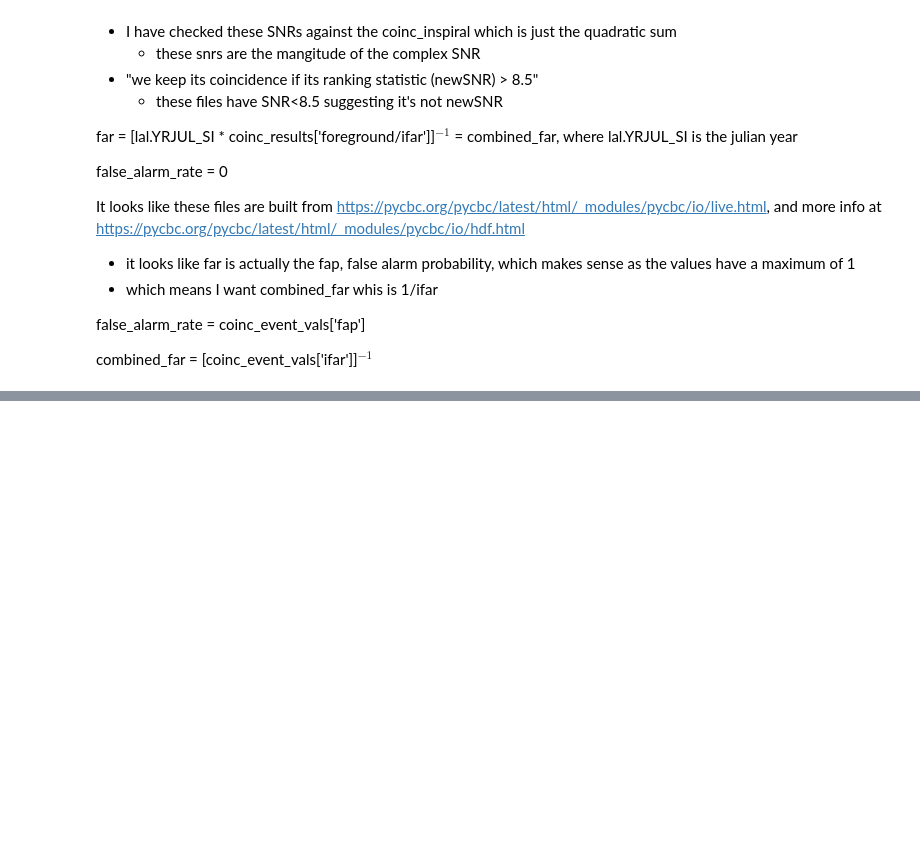
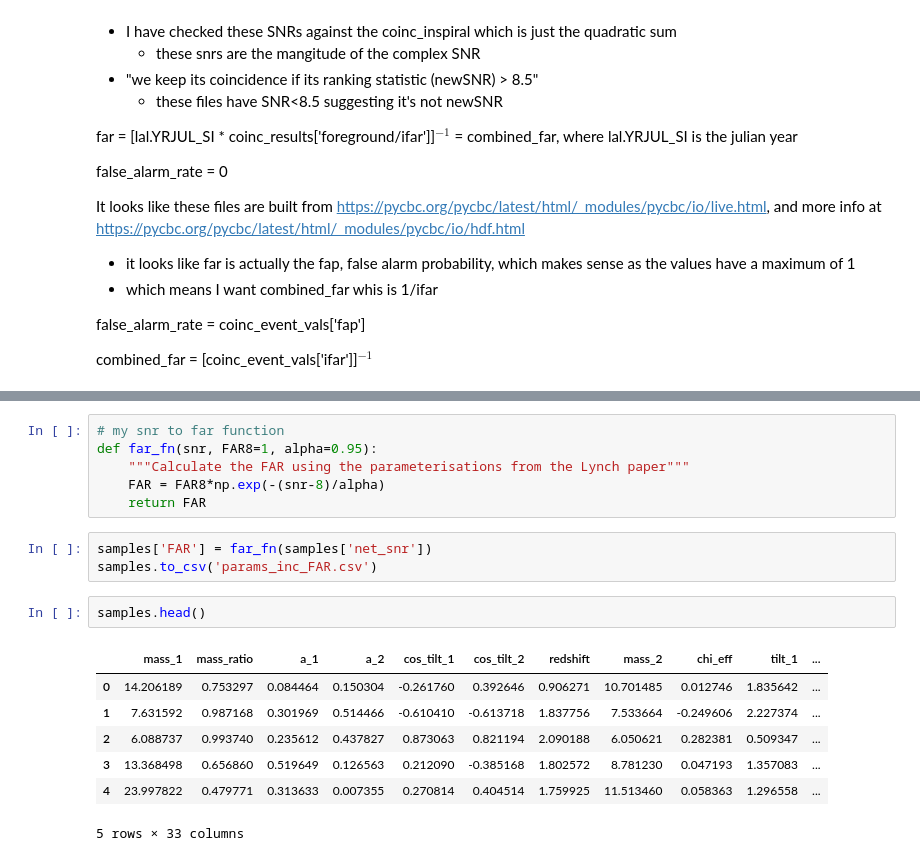
Before and after one commit to jhyland01/p_astro_project, a Jupyter notebook: FAR.ipynb, the cells around one changed output, grey strips where cells are left out. Drawn from its saved outputs; the diff is of its cells as text; blank space fills up the shorter version.

```diff
--- a/FAR.ipynb
+++ b/FAR.ipynb
@@ -431,0 +480,19 @@ plt.savefig('comb_far_vs_vs.png')
+# %%
+# my snr to far function
+def far_fn(snr, FAR8=1, alpha=0.95):
+    """Calculate the FAR using the parameterisations from the Lynch paper"""
+    FAR = FAR8*np.exp(-(snr-8)/alpha)
+    return FAR
+# %%
+samples['FAR'] = far_fn(samples['net_snr'])
+samples.to_csv('params_inc_FAR.csv')
+# %%
+samples.head()
+# %% [output]
+|  | mass_1 | mass_ratio | a_1 | a_2 | cos_tilt_1 | cos_tilt_2 | redshift | mass_2 | chi_eff | tilt_1 | ... |
+| 0 | 14.206189 | 0.753297 | 0.084464 | 0.150304 | -0.261760 | 0.392646 | 0.906271 | 10.701485 | 0.012746 | 1.835642 | ... |
+| 1 | 7.631592 | 0.987168 | 0.301969 | 0.514466 | -0.610410 | -0.613718 | 1.837756 | 7.533664 | -0.249606 | 2.227374 | ... |
+| 2 | 6.088737 | 0.993740 | 0.235612 | 0.437827 | 0.873063 | 0.821194 | 2.090188 | 6.050621 | 0.282381 | 0.509347 | ... |
+| 3 | 13.368498 | 0.656860 | 0.519649 | 0.126563 | 0.212090 | -0.385168 | 1.802572 | 8.781230 | 0.047193 | 1.357083 | ... |
+| 4 | 23.997822 | 0.479771 | 0.313633 | 0.007355 | 0.270814 | 0.404514 | 1.759925 | 11.513460 | 0.058363 | 1.296558 | ... |
+5 rows × 33 columns
```
Also changed, not shown: parts of 19 cells of this notebook, 4 other files.
